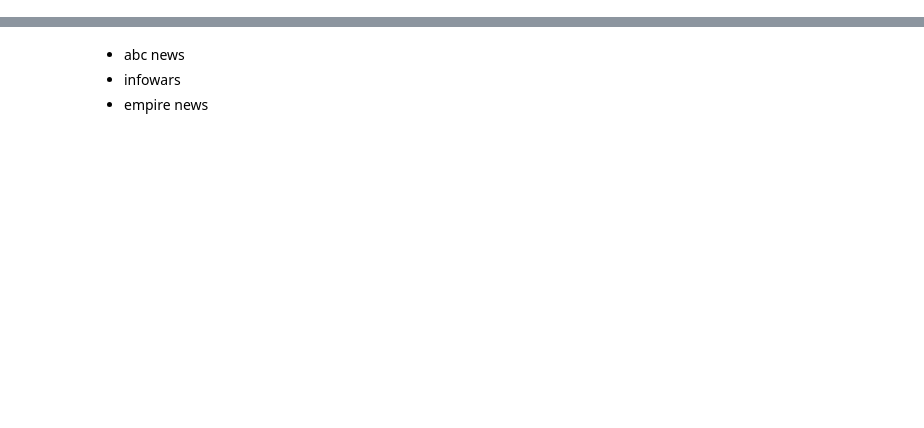
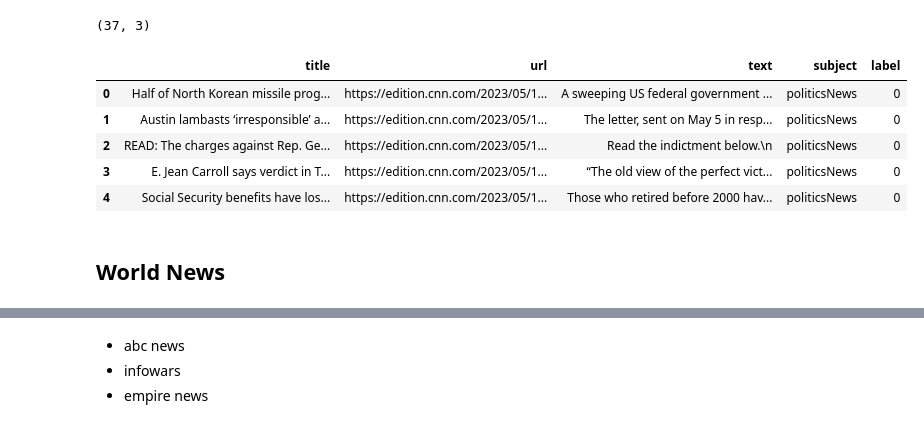
Before and after one commit to chuannarongvat/anlp_at2, a Jupyter notebook: news_api.ipynb, the cells around one changed output, grey strips where cells are left out. Drawn from its saved outputs; the diff is of its cells as text; code cells hidden in the pictures; blank space fills up the shorter version.

```diff
--- a/news_api.ipynb
+++ b/news_api.ipynb
@@ -27,8 +29,6 @@ for category in categories:
             cat = category
             description = article['description']
             url = article['url']
-            content = article['content']
-            published = article['publishedAt']
 
             try:
                 article_text = newspaper.Article(url)
@@ -42,7 +42,7 @@ for category in categories:
                 continue
 
 
-            test_news_df = test_news_df.append({'title': title, 'category': cat,'description': description, 'url': url, 'content': content, 'article_text': article_text,'published':published}, ignore_index=True)
+            test_news_df = test_news_df.append({'title': title, 'url': url, 'text': article_text, 'subject': cat}, ignore_index=True)
 
 test_news_df.drop_duplicates(subset=['title'], inplace=True)
 # %% [output]
@@ -132,0 +181,53 @@ newsapi.get_sources()
+# %%
+cnn_df.shape
+# %% [output]
+(37, 3)
+# %%
+session = HTMLSession()
+url = "https://edition.cnn.com/politics"
+
+response = session.get(url)
+
+soup = BeautifulSoup(response.html.html, "html.parser")
+news_titles = soup.find_all('div', {'class': 'container__headline container_lead-plus-headlines__headline'})
+news_links = soup.find_all('a', {'class': 'container__link container_lead-plus-headlines__link'})
+scraped_urls = []
+
+for i in range(len(news_titles)):
+    try:
+        title = news_titles[i].find('span', {'data-editable': 'headline'}).text.strip()
+        url = urljoin(url, news_links[i]['href'])
+
+        while url in scraped_urls:
+            i += 1
+            url = urljoin(url, news_links[i]['href'])
+
+        scraped_urls.append(url)
+        response = requests.get(url)
+        soup = BeautifulSoup(response.content, 'html.parser')
+
+        article_text = ''
+        article = soup.find('div', class_="article__content-container").find_all('p')[1:]
+        article_text = "\n".join([p.get_text() for p in article])
+        article_text = article_text.split('\n', 1)[1]
+
+        cnn_df = cnn_df.append({'title': title, 'url': url, 'text': article_text}, ignore_index=True)
+
+    except:
+        continue
+# %%
+polictics_news = cnn_df
+# %%
+polictics_news['subject'] = 'politicsNews'
+polictics_news['label'] = 0
+# %%
+polictics_news.head()
+# %% [output]
+|  | title | url | text | subject | label |
+| 0 | Half of North Korean missile prog... | https://edition.cnn.com/2023/05/1... | A sweeping US federal government ... | politicsNews | 0 |
+| 1 | Austin lambasts ‘irresponsible’ a... | https://edition.cnn.com/2023/05/1... | The letter, sent on May 5 in resp... | politicsNews | 0 |
+| 2 | READ: The charges against Rep. Ge... | https://edition.cnn.com/2023/05/1... | Read the indictment below.\n | politicsNews | 0 |
+| 3 | E. Jean Carroll says verdict in T... | https://edition.cnn.com/2023/05/1... | “The old view of the perfect vict... | politicsNews | 0 |
+| 4 | Social Security benefits have los... | https://edition.cnn.com/2023/05/1... | Those who retired before 2000 hav... | politicsNews | 0 |
+# %% [markdown]
+## World News
```
Also changed, not shown: parts of 90 cells of this notebook, 6 other files.
